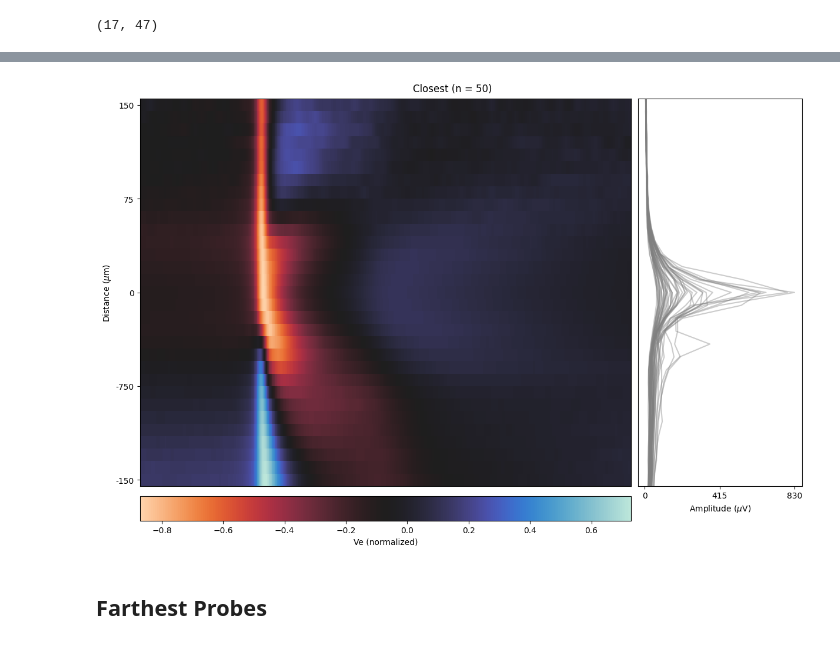
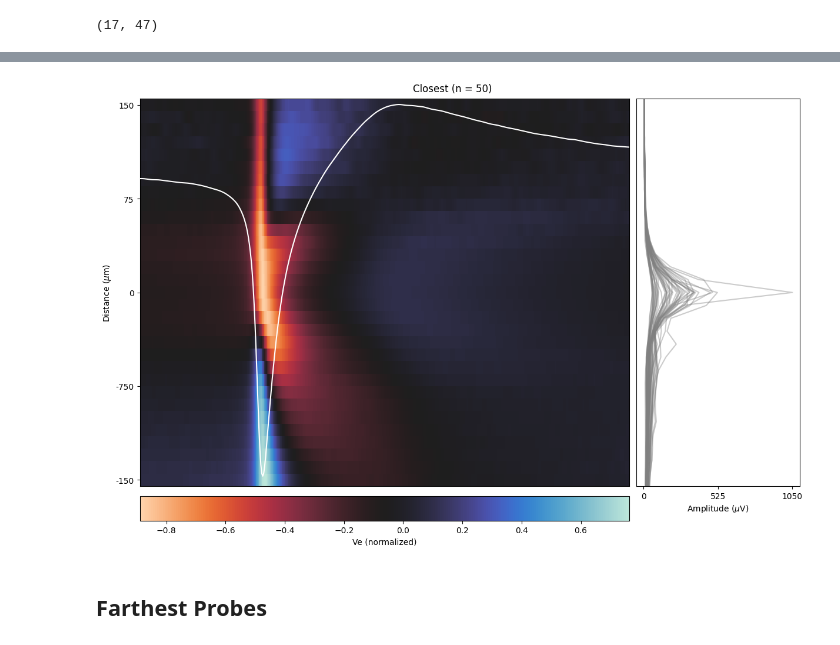
Before and after one commit to kedoxey/PyramidalCellSimulations, a Jupyter notebook: notebooks/figures/plot_linear_probes.ipynb, the cells around one changed output, grey strips where cells are left out. Cells and saved outputs as stored; diff of their text form; code cells hidden in the pictures.

```diff
--- a/notebooks/figures/plot_linear_probes.ipynb
+++ b/notebooks/figures/plot_linear_probes.ipynb
@@ -205,7 +208,7 @@ duration = 5.6
 lb = pre_spike_dur
 ub = duration - pre_spike_dur
 
-all_peaks = find_peaks(vm, threshold=peak_threshold)[0]
+all_peaks = find_peaks(vm, height=(0,40), threshold=peak_threshold)[0]
 all_peak_times = t[all_peaks]
 print(all_peak_times)
 for i, peak_time in enumerate(all_peak_times):
@@ -244,7 +247,7 @@ ax.plot(t,max_chan_ve,color='b',linewidth=4)
 ax.axvline(vm_spk,color='gray',linestyle='--',linewidth=6,zorder=0)
 ax.axvline(ve_spk,color='r',linestyle='--',linewidth=4,zorder=0)
 
-for peak in find_peaks(vm, threshold=peak_threshold)[0]:
+for peak in find_peaks(vm, height=(0,40), threshold=peak_threshold)[0]:
     ax.axvline(t[peak],color='g',linestyle='--')
 
 ax2 = ax.twinx()
@@ -429,6 +431,8 @@ for i in range(3):
     axs[i].set_title(title)
 
     max_channels.append(true_max)
+    if i == 0: max_close = true_max
+    if i == 1: max_far = true_max
     print(true_max)
 
 fig.tight_layout()
@@ -442,6 +446,6 @@ print(int(np.average(max_channels)))
 # %%
 max_channel = 32  # based on farthest and random probes
-max_channels = int(np.average(max_channels))
+max_channel = max_close
 max_channel_ve = closest_probe_df[closest_probe_df.channel_num == max_channel].ve.iloc[0]
 low_channel_ve = closest_probe_df[closest_probe_df.channel_num == max_channel+15].ve.iloc[0]
 t = closest_probe_df[closest_probe_df.channel_num == max_channel].t.iloc[0]
@@ -990,6 +994,7 @@ fig.tight_layout()
 # %% [markdown]
 ## Closest Probes ###
 # %%
+max_channel = 32
 closest_probes = find_n_closest_probes(probes, n_probes//2, max_channel_i=max_channel)
 closest_probes_df = data_df[data_df.probe_num.isin(closest_probes)]
 closest_probes_df.head()
@@ -1058,36 +1071,41 @@ avg_waves_close = list(reversed(avg_waves_close))
 icefire_cmap = sns.color_palette("icefire_r", as_cmap=True)
 
 fig, axs = plt.subplots(1,2, figsize=(12,8), width_ratios=[3,1], layout='constrained')
 axs.ravel()
 
-im = axs[0].imshow(avg_waves_close, interpolation='nearest', aspect='auto', cmap=icefire_cmap)
+im = axs[0].imshow(avg_waves_close, interpolation='nearest', aspect='auto', cmap=icefire_cmap, zorder=0)
+
+max_chan_i = np.argwhere(include_channels == max_channel)[0][0]
+max_avg_wave_close = avg_waves_close[max_chan_i]
+
+axs[0].plot((-max_avg_wave_close*30)+3, color='white', zorder=12)
 
 max_amp = 0
 for probe_amp in probe_amps_closest:
     temp_max = np.max(probe_amp)
     max_amp = np.max([temp_max, max_amp])
     axs[1].plot(probe_amp, include_channels, color='grey', alpha=0.4)
 
 # axs.set_xlim([2000, 2080])
 # axs[0].set_yticks([0, 15, 31, 47, 63])
 # axs[0].set_yticklabels([320, 160, 0, -160, -320])
 axs[0].set_yticks([(len(include_channels)-1)*i for i in [0, 0.25, 0.5, 0.75, 1]])
 axs[0].set_yticklabels([(max_channel-include_channels[0])*i for i in [10, 5, 0, -50, -10]])
 axs[0].set_ylabel(r'Distance ($\mu$m)')
 axs[0].set_xticks([])
 
 axs[1].set_yticks([])
 axs[1].set_ylim(include_channels[0], include_channels[-1])
 axs[1].set_xticks([10*round(max_amp/10)*i for i in [0, 0.5, 1]])
 axs[1].set_xlabel(r'Amplitude ($\mu$V)')
 
 cbar = fig.colorbar(im, ax=axs[0], location='bottom', label='Ve (normalized)', pad=-0.04)
 # cbar.ax.set_xticklabels(['(-)', '0', '(+)'])
 fig.suptitle('Closest (n = 50)');
 # fig.tight_layout()
-# fig.savefig(os.path.join(sim_dir, sim_label, 'farthest_probes.png'), dpi=300)
+# fig.savefig(os.path.join(sim_dir, sim_label, 'EAP_kernel-closest_probes.png'), dpi=300)
 # %% [output]
-[figure, old version]
+[figure, new version]
 # %% [markdown]
 ## Farthest Probes
 # %%
```
Also changed, not shown: parts of 31 cells of this notebook, 5 other files.
